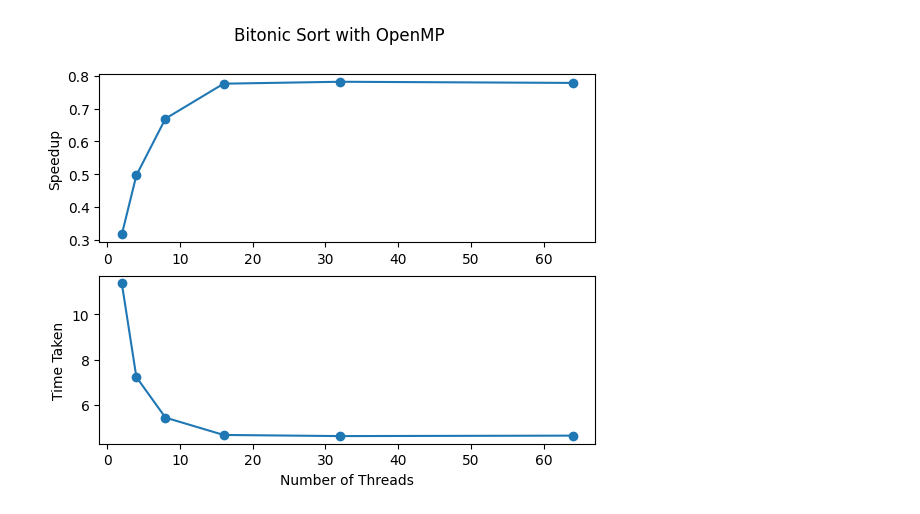
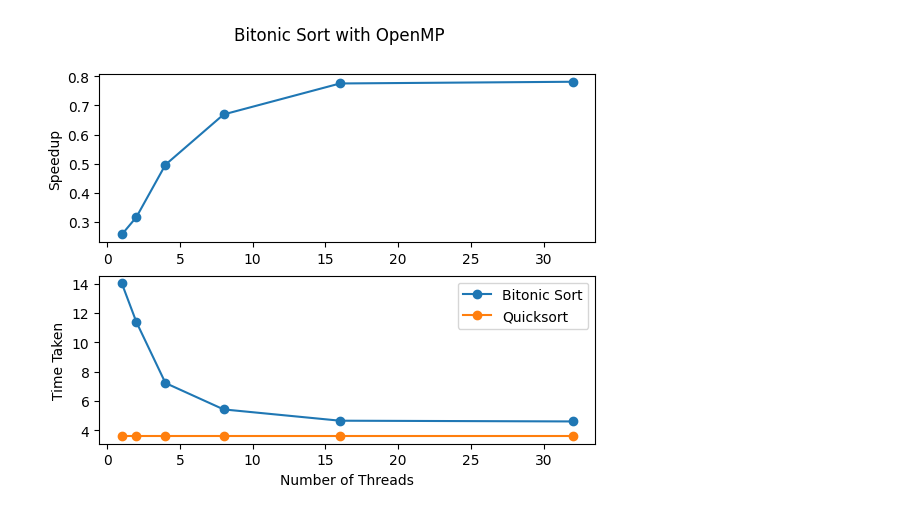
Before and after one commit to Mondo3771/Submission, a Jupyter notebook: graph.ipynb, the cells around one changed output. Saved outputs shown, nothing was run; the diff lists cells and outputs as text; code cells hidden in the pictures.

Commit message:
Fixed the graph

```diff
--- a/graph.ipynb
+++ b/graph.ipynb
@@ -1,24 +1,29 @@
 # %%
 import matplotlib.pyplot as plt
 
 # Number of threads
-threads = [2, 4, 8, 16, 32, 64]
+threads = [1,2, 4, 8, 16, 32]
 
 # Corresponding speedup values
-speedup = [0.316548, 0.496615, 0.669296, 0.775642, 0.781515, 0.777994]
+speedup = [0.2570223,0.316548, 0.496615, 0.669296, 0.775642, 0.781515]
 
 # Corresponding time taken values
-time_taken = [11.382653, 7.219549, 5.419865, 4.649495, 4.599116, 4.619242]
+time_taken = [14.018849,11.382653, 7.219549, 5.419865, 4.649495, 4.599116]
+
+# Quicksort time
+quicksort_time = [3.6] * len(threads)
 
 fig, axs = plt.subplots(2)
 fig.suptitle('Bitonic Sort with OpenMP')
 
 axs[0].plot(threads, speedup, marker='o')
 axs[0].set( ylabel='Speedup')
 
-axs[1].plot(threads, time_taken, marker='o')
+axs[1].plot(threads, time_taken, marker='o', label='Bitonic Sort')
+axs[1].plot(threads, quicksort_time, marker='o', label='Quicksort')
 axs[1].set(xlabel='Number of Threads', ylabel='Time Taken')
+axs[1].legend()
 
 plt.show()
 # %% [output]
-[figure, old version]
+[figure, new version]
```
